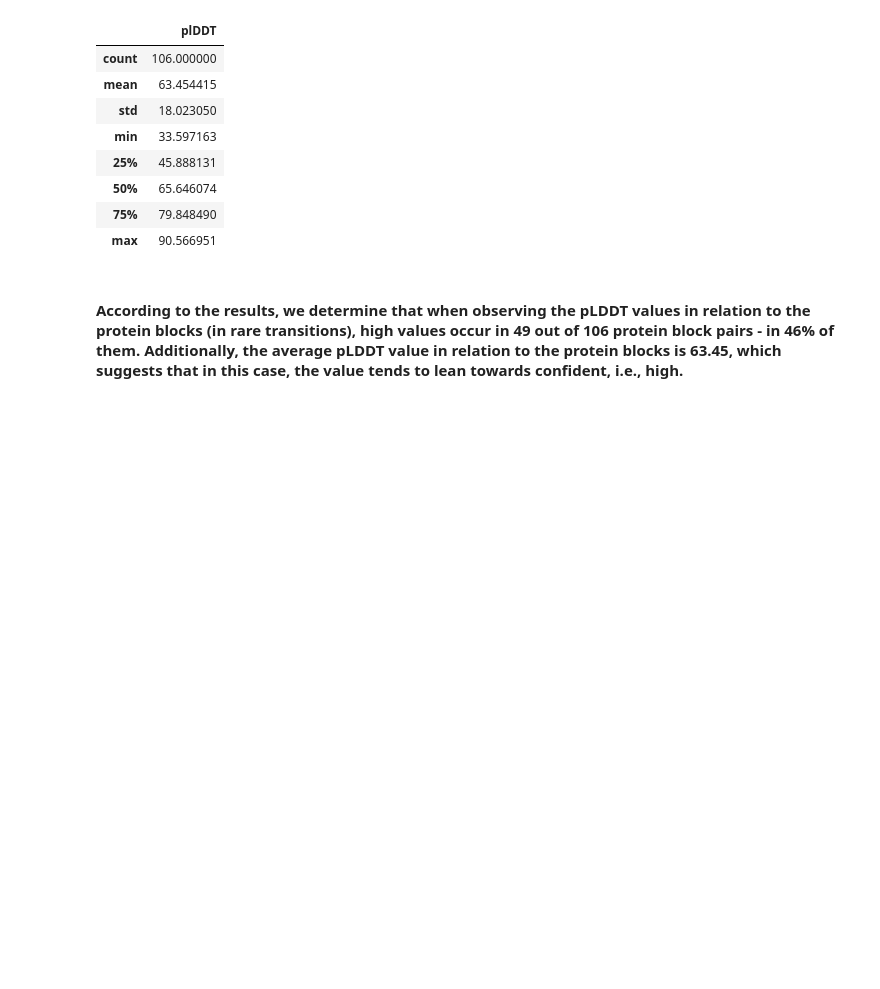
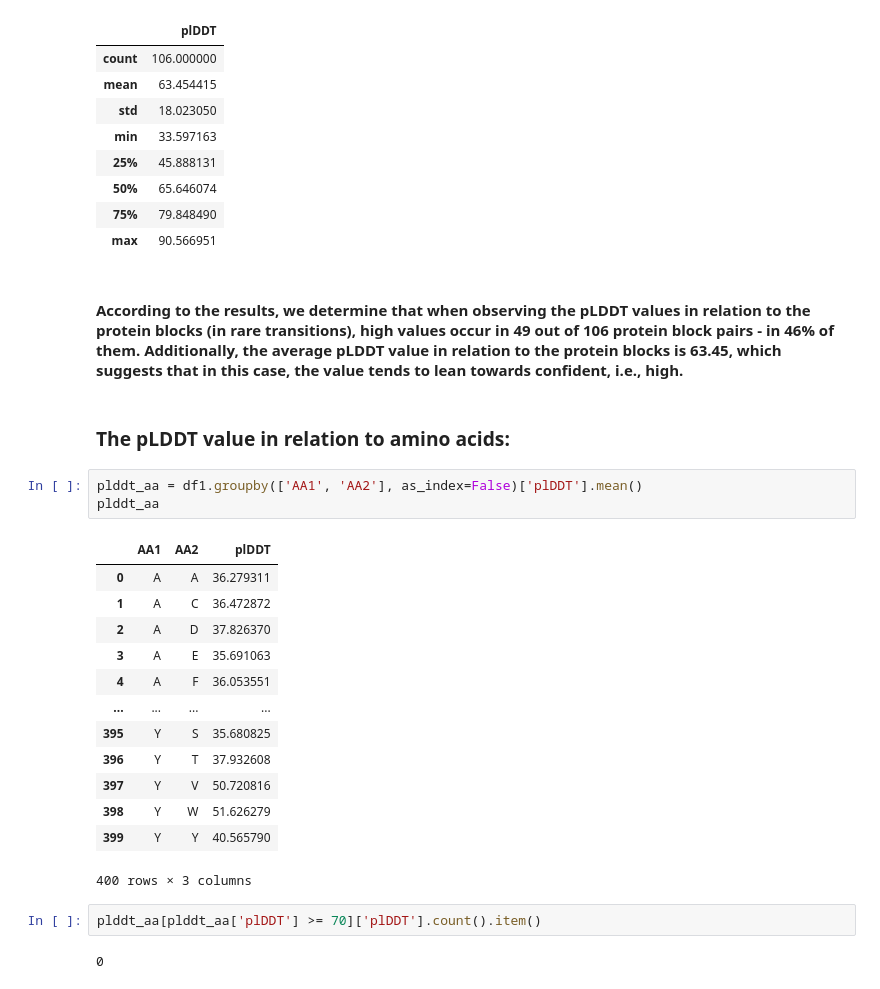
Before and after one commit to djurdjam02/DataMiningProject, a Jupyter notebook: project.ipynb, the cells around one changed output. Drawn from its saved outputs; the diff is of its cells as text; blank space fills up the shorter version.

```diff
--- a/project.ipynb
+++ b/project.ipynb
@@ -301,3 +301,26 @@ plddt_pb.describe()
 | max | 90.566951 |
 # %% [markdown]
 #### According to the results, we determine that when observing the pLDDT values in relation to the protein blocks (in rare transitions), high values occur in 49 out of 106 protein block pairs - in 46% of them. Additionally, the average pLDDT value in relation to the protein blocks is 63.45, which suggests that in this case, the value tends to lean towards confident, i.e., high.
+# %% [markdown]
+### The pLDDT value in relation to amino acids:
+# %%
+plddt_aa = df1.groupby(['AA1', 'AA2'], as_index=False)['plDDT'].mean()
+plddt_aa
+# %% [output]
+|  | AA1 | AA2 | plDDT |
+| 0 | A | A | 36.279311 |
+| 1 | A | C | 36.472872 |
+| 2 | A | D | 37.826370 |
+| 3 | A | E | 35.691063 |
+| 4 | A | F | 36.053551 |
+| ... | ... | ... | ... |
+| 395 | Y | S | 35.680825 |
+| 396 | Y | T | 37.932608 |
+| 397 | Y | V | 50.720816 |
+| 398 | Y | W | 51.626279 |
+| 399 | Y | Y | 40.565790 |
+400 rows × 3 columns
+# %%
+plddt_aa[plddt_aa['plDDT'] >= 70]['plDDT'].count().item()
+# %% [output]
+0
```
Also changed, not shown: parts of 15 cells of this notebook.
